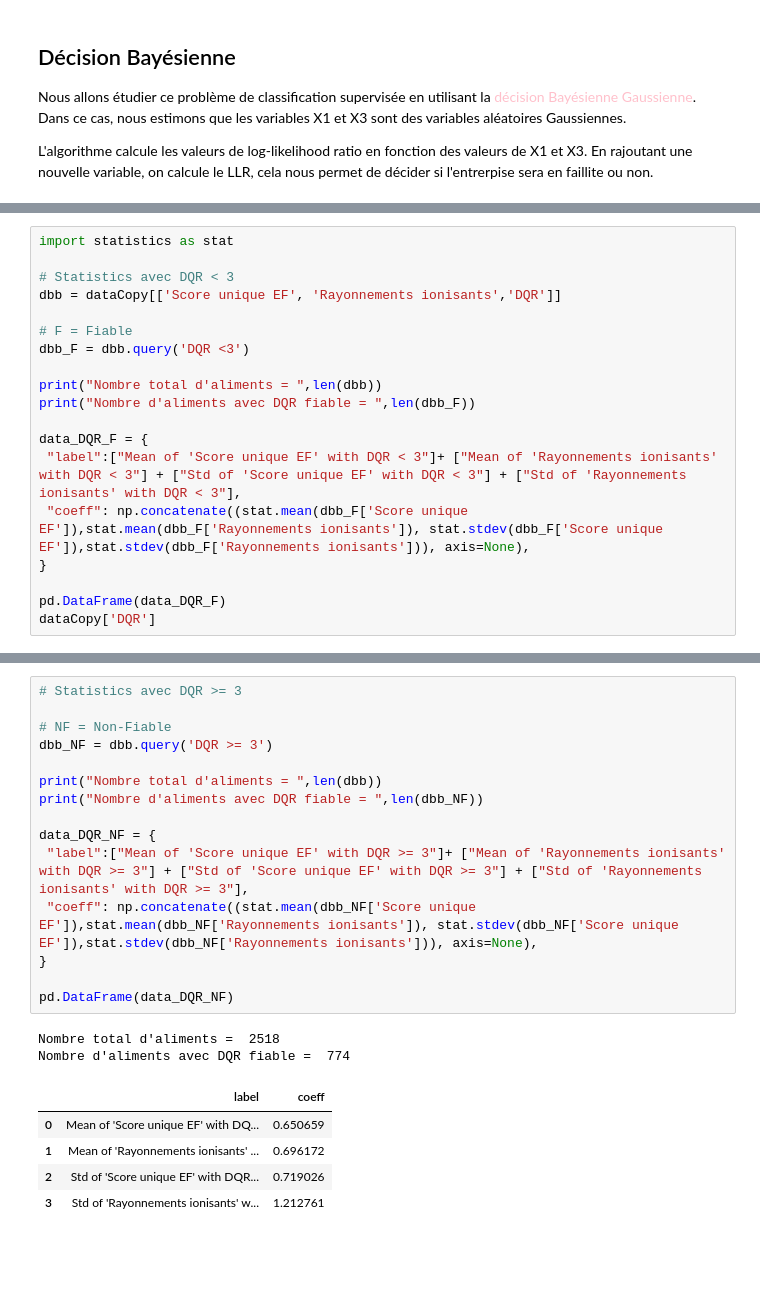
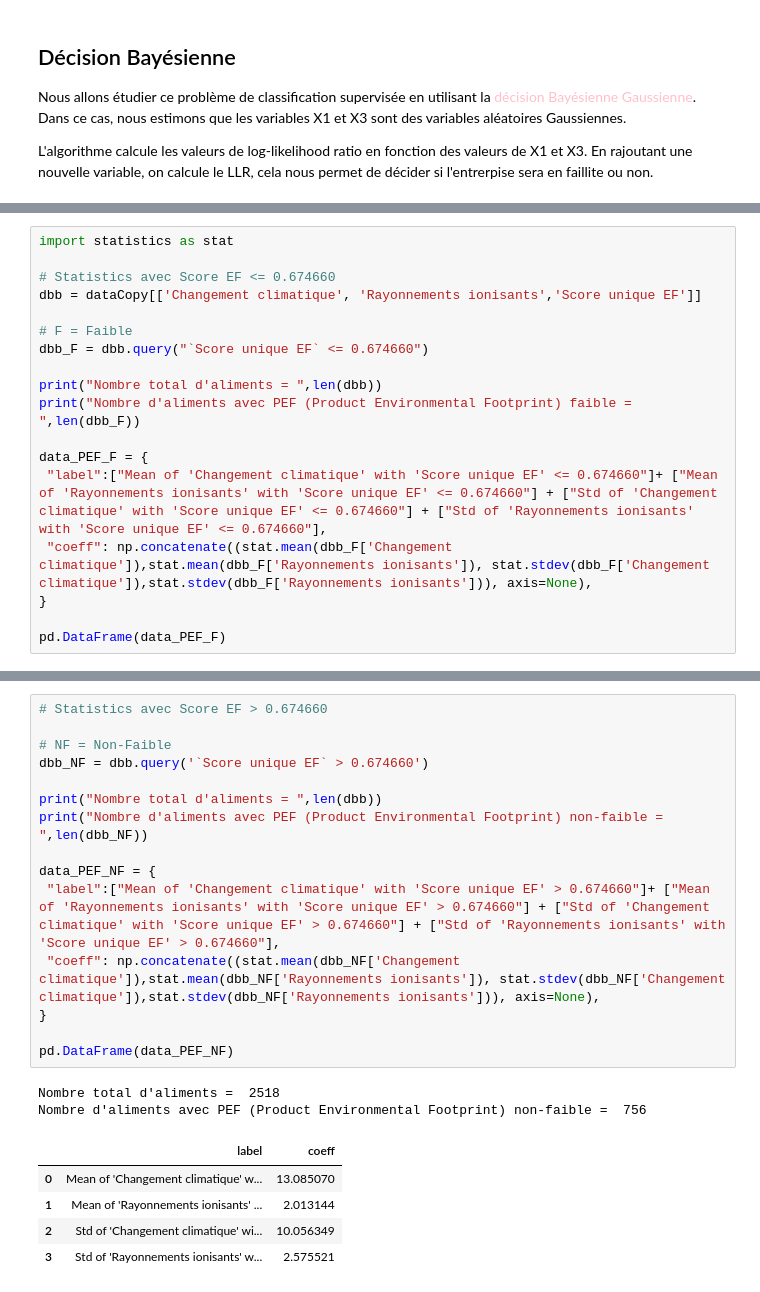
Before and after one commit to antoinebnm/PTS-Data, a Jupyter notebook: goodDatas.ipynb, the cells around one changed output, grey strips where cells are left out. Cells and saved outputs as stored; diff of their text form; blank space fills up the shorter version.

```diff
--- a/goodDatas.ipynb
+++ b/goodDatas.ipynb
@@ -614,21 +626,20 @@ L'algorithme calcule les valeurs de log-likelihood ratio en fonction des valeurs
 # %%
 import statistics as stat
 
-# Statistics avec DQR < 3
-dbb = dataCopy[['Score unique EF', 'Rayonnements ionisants','DQR']]
+# Statistics avec Score EF <= 0.674660
+dbb = dataCopy[['Changement climatique', 'Rayonnements ionisants','Score unique EF']]
 
-# F = Fiable
-dbb_F = dbb.query('DQR <3')
+# F = Faible
+dbb_F = dbb.query("`Score unique EF` <= 0.674660")
 
 print("Nombre total d'aliments = ",len(dbb))
-print("Nombre d'aliments avec DQR fiable = ",len(dbb_F))
+print("Nombre d'aliments avec PEF (Product Environmental Footprint) faible = ",len(dbb_F))
 
-data_DQR_F = {
- "label":["Mean of 'Score unique EF' with DQR < 3"]+ ["Mean of 'Rayonnements ionisants' with DQR < 3"] + ["Std of 'Score unique EF' with DQR < 3"] + ["Std of 'Rayonnements ionisants' with DQR < 3"],
- "coeff": np.concatenate((stat.mean(dbb_F['Score unique EF']),stat.mean(dbb_F['Rayonnements ionisants']), stat.stdev(dbb_F['Score unique EF']),stat.stdev(dbb_F['Rayonnements ionisants'])), axis=None),
+data_PEF_F = {
+ "label":["Mean of 'Changement climatique' with 'Score unique EF' <= 0.674660"]+ ["Mean of 'Rayonnements ionisants' with 'Score unique EF' <= 0.674660"] + ["Std of 'Changement climatique' with 'Score unique EF' <= 0.674660"] + ["Std of 'Rayonnements ionisants' with 'Score unique EF' <= 0.674660"],
+ "coeff": np.concatenate((stat.mean(dbb_F['Changement climatique']),stat.mean(dbb_F['Rayonnements ionisants']), stat.stdev(dbb_F['Changement climatique']),stat.stdev(dbb_F['Rayonnements ionisants'])), axis=None),
 }
 
-pd.DataFrame(data_DQR_F)
-dataCopy['DQR']
+pd.DataFrame(data_PEF_F)
 # %% [output]
 Nombre total d'aliments =  2518
@@ -649,23 +652,23 @@ Name: DQR, Length: 2518, dtype: float64
 # %%
-# Statistics avec DQR >= 3
+# Statistics avec Score EF > 0.674660
 
-# NF = Non-Fiable
-dbb_NF = dbb.query('DQR >= 3')
+# NF = Non-Faible
+dbb_NF = dbb.query('`Score unique EF` > 0.674660')
 
 print("Nombre total d'aliments = ",len(dbb))
-print("Nombre d'aliments avec DQR fiable = ",len(dbb_NF))
+print("Nombre d'aliments avec PEF (Product Environmental Footprint) non-faible = ",len(dbb_NF))
 
-data_DQR_NF = {
- "label":["Mean of 'Score unique EF' with DQR >= 3"]+ ["Mean of 'Rayonnements ionisants' with DQR >= 3"] + ["Std of 'Score unique EF' with DQR >= 3"] + ["Std of 'Rayonnements ionisants' with DQR >= 3"],
- "coeff": np.concatenate((stat.mean(dbb_NF['Score unique EF']),stat.mean(dbb_NF['Rayonnements ionisants']), stat.stdev(dbb_NF['Score unique EF']),stat.stdev(dbb_NF['Rayonnements ionisants'])), axis=None),
+data_PEF_NF = {
+ "label":["Mean of 'Changement climatique' with 'Score unique EF' > 0.674660"]+ ["Mean of 'Rayonnements ionisants' with 'Score unique EF' > 0.674660"] + ["Std of 'Changement climatique' with 'Score unique EF' > 0.674660"] + ["Std of 'Rayonnements ionisants' with 'Score unique EF' > 0.674660"],
+ "coeff": np.concatenate((stat.mean(dbb_NF['Changement climatique']),stat.mean(dbb_NF['Rayonnements ionisants']), stat.stdev(dbb_NF['Changement climatique']),stat.stdev(dbb_NF['Rayonnements ionisants'])), axis=None),
 }
 
-pd.DataFrame(data_DQR_NF)
+pd.DataFrame(data_PEF_NF)
 # %% [output]
 Nombre total d'aliments =  2518
-Nombre d'aliments avec DQR fiable =  774
+Nombre d'aliments avec PEF (Product Environmental Footprint) non-faible =  756
 |  | label | coeff |
-| 0 | Mean of 'Score unique EF' with DQ... | 0.650659 |
-| 1 | Mean of 'Rayonnements ionisants' ... | 0.696172 |
-| 2 | Std of 'Score unique EF' with DQR... | 0.719026 |
-| 3 | Std of 'Rayonnements ionisants' w... | 1.212761 |
+| 0 | Mean of 'Changement climatique' w... | 13.085070 |
+| 1 | Mean of 'Rayonnements ionisants' ... | 2.013144 |
+| 2 | Std of 'Changement climatique' wi... | 10.056349 |
+| 3 | Std of 'Rayonnements ionisants' w... | 2.575521 |
```
Also changed, not shown: parts of 12 cells of this notebook, 2 other files.
